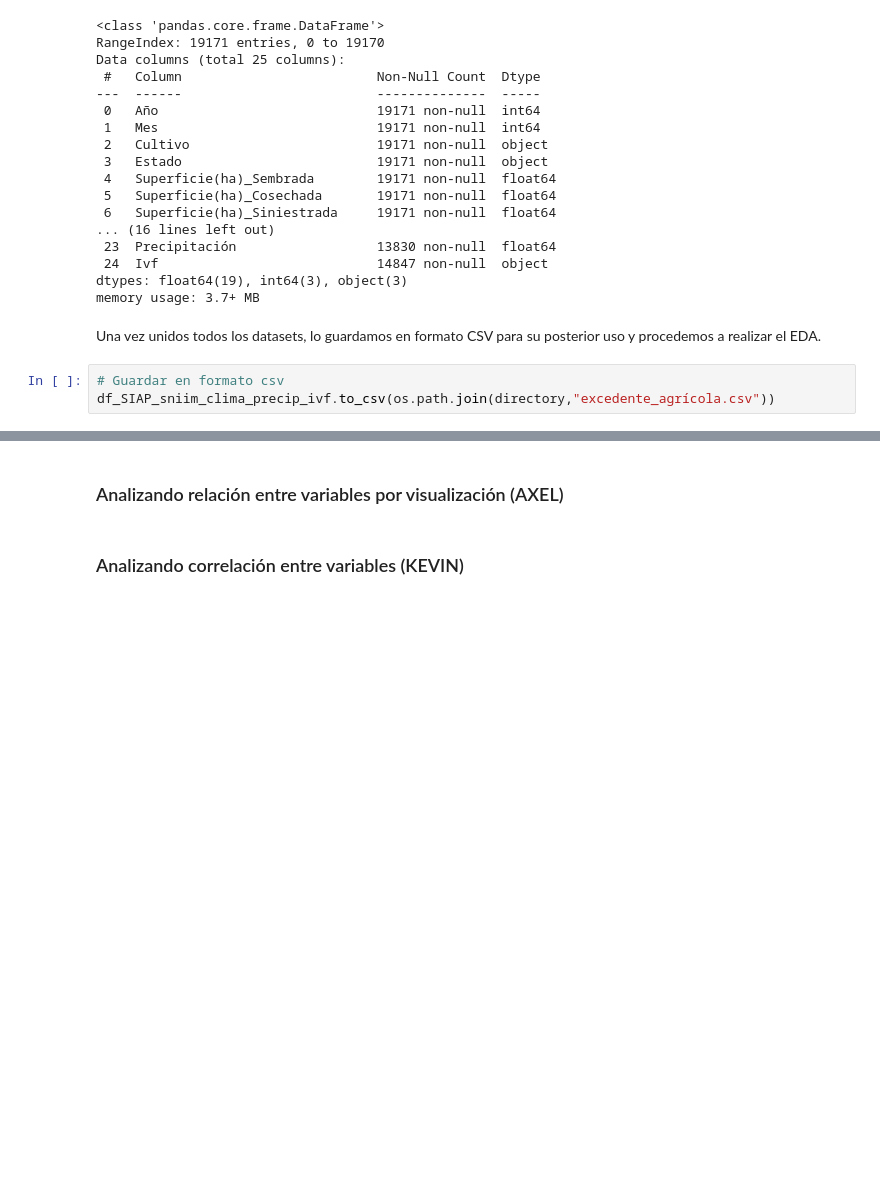
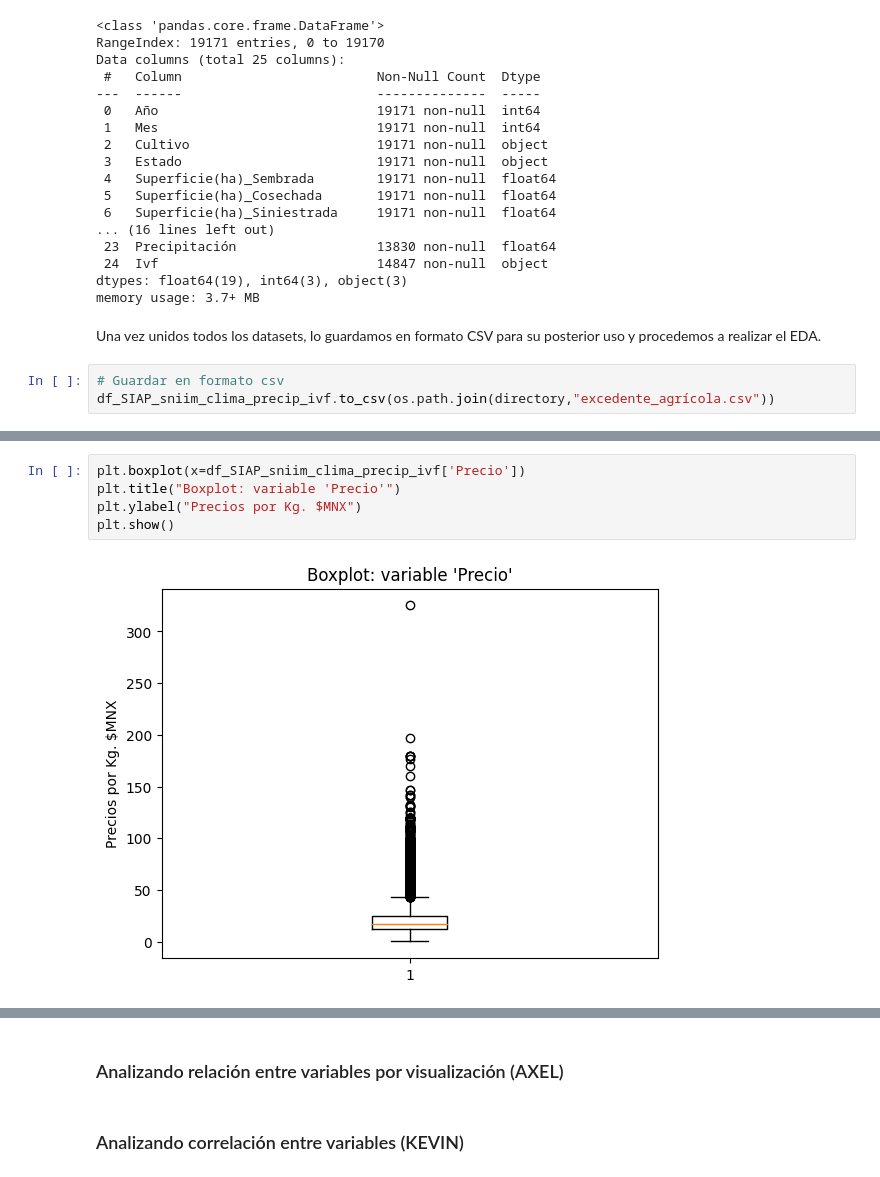
Before and after one commit to ProyectosMCD/RedBAMX, a Jupyter notebook: EDA/eda_Dataframes_Combinado.ipynb, the cells around one changed output, grey strips where cells are left out. Saved outputs shown, nothing was run; the diff lists cells and outputs as text; blank space fills up the shorter version.

```diff
--- a/EDA/eda_Dataframes_Combinado.ipynb
+++ b/EDA/eda_Dataframes_Combinado.ipynb
@@ -378,0 +402,7 @@ df_SIAP_sniim_clima_precip_ivf.to_csv(os.path.join(directory,"excedente_agrícol
+# %%
+plt.boxplot(x=df_SIAP_sniim_clima_precip_ivf['Precio'])
+plt.title("Boxplot: variable 'Precio'")
+plt.ylabel("Precios por Kg. $MNX")
+plt.show()
+# %% [output]
+[figure, added]
```
Also changed, not shown: parts of 20 cells of this notebook.
